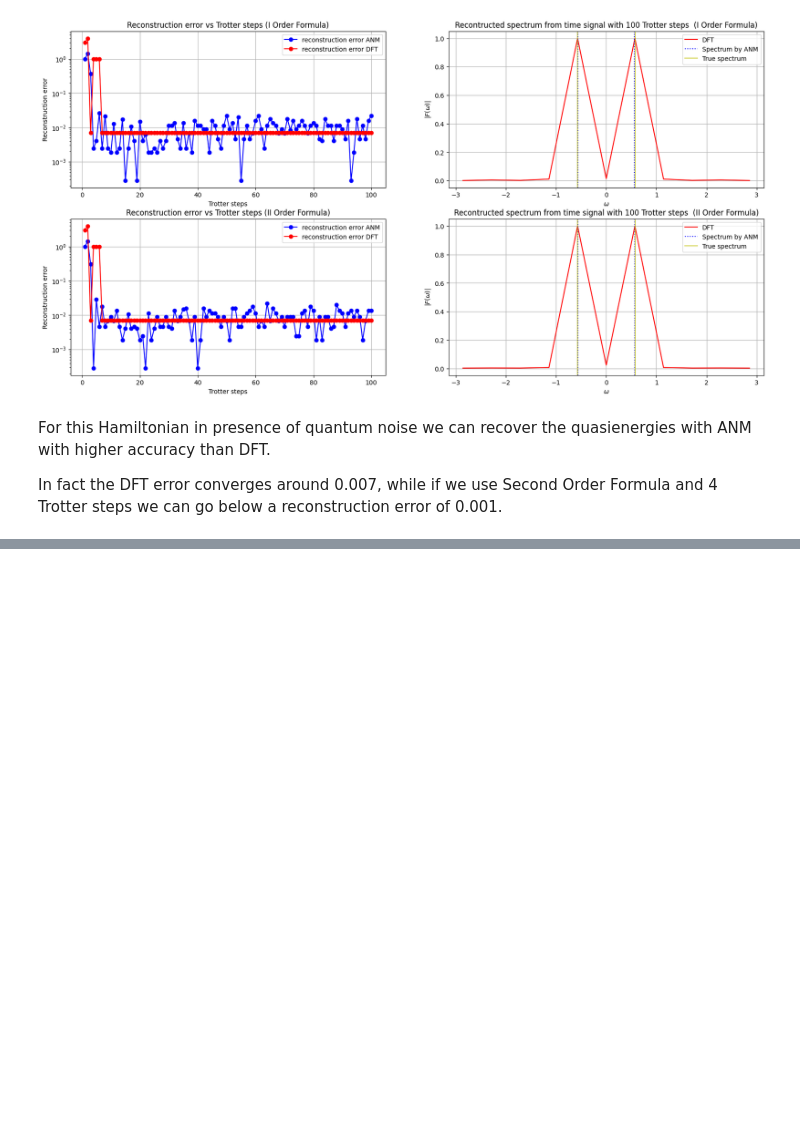
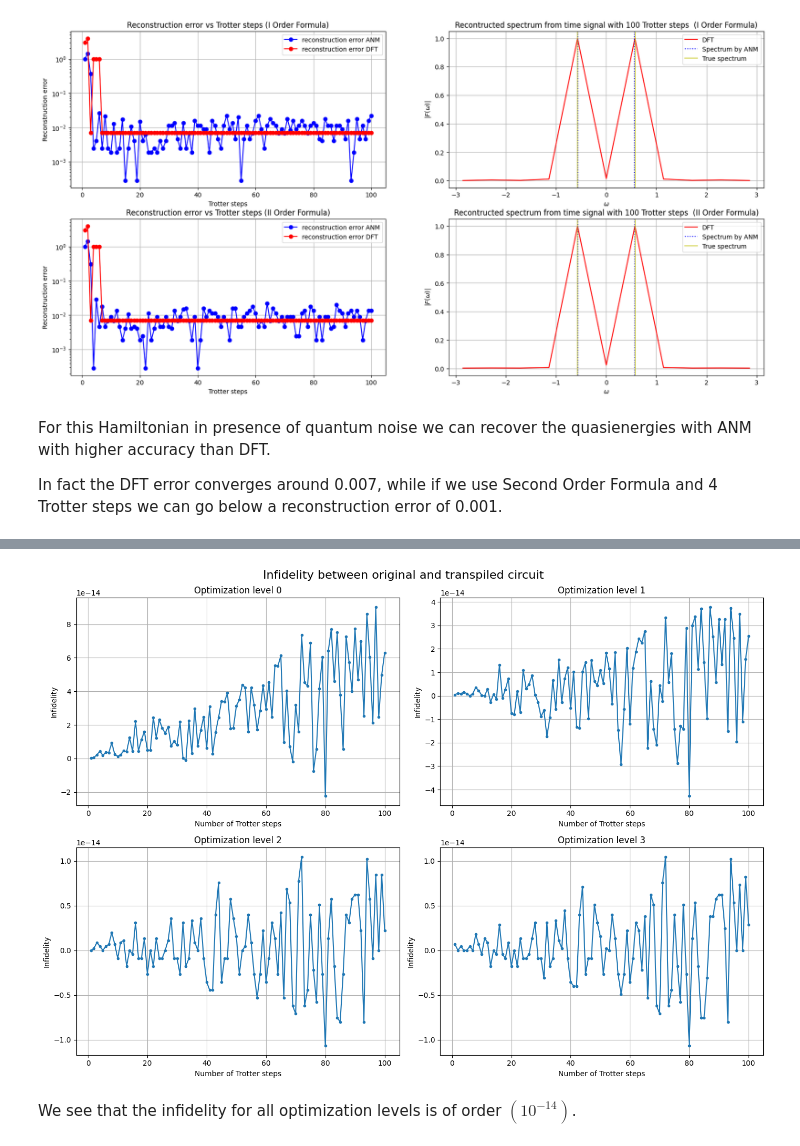
Before and after one commit to DuarteMagano/SuperResolution, a Jupyter notebook: report.ipynb, the cells around one changed output, grey strips where cells are left out. Drawn from its saved outputs; the diff is of its cells as text; code cells hidden in the pictures; blank space fills up the shorter version.

```diff
--- a/report.ipynb
+++ b/report.ipynb
@@ -987,0 +1060,57 @@ In fact the DFT error converges around 0.007, while if we use Second Order Formu
+# %%
+max_num_trotter_steps = 100
+array_num_trotter_steps = np.arange(1, max_num_trotter_steps + 1)
+
+optimization_levels = [0, 1, 2, 3]
+
+infidelities = {optimization_level: [] for optimization_level in optimization_levels}
+
+FS = Floquet_Simulation(T=T, parameters=[h1, h2])
+
+fig, axes = plt.subplots(2, 2, figsize=(14, 10))
+axes = axes.flatten()
+
+display_handle = display(fig, display_id=True)
+
+for num_Trotter_steps in array_num_trotter_steps:
+
+    for optimization_level in optimization_levels:
+
+        U = FS.evolution_operator(t_f=2, t_0=-2, num_Trotter_steps=num_Trotter_steps, Polarization="Circular", Order_formula="Second")
+
+        qc = QuantumCircuit(2)
+        qc.h(0)
+        qc.append(U.control(), range(2))
+        qc.h(0)
+
+        tqc = transpile(qc, backend=backend, optimization_level=optimization_level)
+
+        U_qc = get_operator_from_circuit(qc)
+        U_tqc = get_operator_from_circuit(tqc, transpiled=True)
+
+        infidelity = 1 - get_fidelity_operators(U_qc, U_tqc)
+
+        infidelities[optimization_level].append(infidelity)
+
+    for ax in axes:
+        ax.clear()
+
+    for ax, optimization_level in zip(axes, optimization_levels):
+
+        ax.plot(array_num_trotter_steps[:len(infidelities[optimization_level])], infidelities[optimization_level], marker="o", markersize=3)
+
+        ax.set_title(f"Optimization level {optimization_level}")
+        ax.set_xlabel("Number of Trotter steps")
+        ax.set_ylabel("Infidelity")
+        ax.grid(True)
+
+    fig.suptitle("Infidelity between original and transpiled circuit", fontsize=16)
+    fig.tight_layout()
+
+    display_handle.update(fig)
+
+plt.close(fig)
+# %% [output]
+[figure, added]
+# %% [markdown]
+We see that the infidelity for all optimization levels is of order $(10^{-14})$.
```
Also changed, not shown: parts of 12 cells of this notebook, 1 other file.
